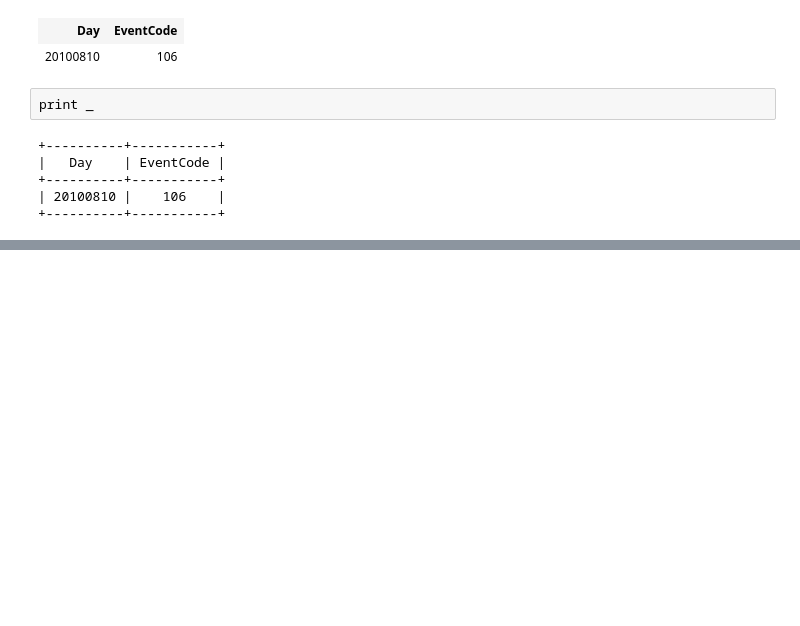
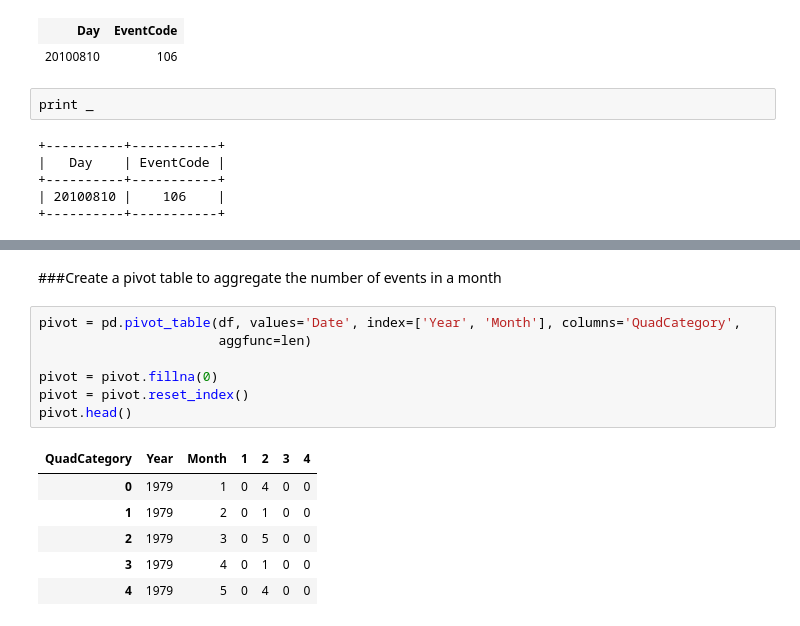
Before and after one commit to jiaweih/sql, a Jupyter notebook: sql.ipynb, the cells around one changed output, grey strips where cells are left out. Drawn from its saved outputs; the diff is of its cells as text; blank space fills up the shorter version.

```diff
--- a/sql.ipynb
+++ b/sql.ipynb
@@ -108,0 +173,16 @@ print _
+# %% [markdown]
+###Create a pivot table to aggregate the number of events in a month
+# %%
+pivot = pd.pivot_table(df, values='Date', index=['Year', 'Month'], columns='QuadCategory',
+                       aggfunc=len)
+
+pivot = pivot.fillna(0)
+pivot = pivot.reset_index()
+pivot.head()
+# %% [output]
+| QuadCategory | Year | Month | 1 | 2 | 3 | 4 |
+| 0 | 1979 | 1 | 0 | 4 | 0 | 0 |
+| 1 | 1979 | 2 | 0 | 1 | 0 | 0 |
+| 2 | 1979 | 3 | 0 | 5 | 0 | 0 |
+| 3 | 1979 | 4 | 0 | 1 | 0 | 0 |
+| 4 | 1979 | 5 | 0 | 4 | 0 | 0 |
```
Also changed, not shown: parts of 10 cells of this notebook.
